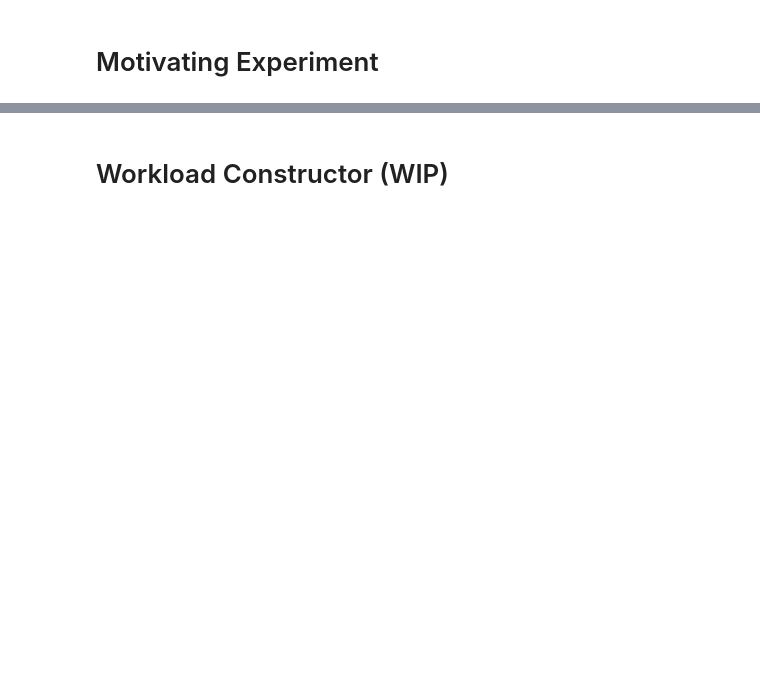
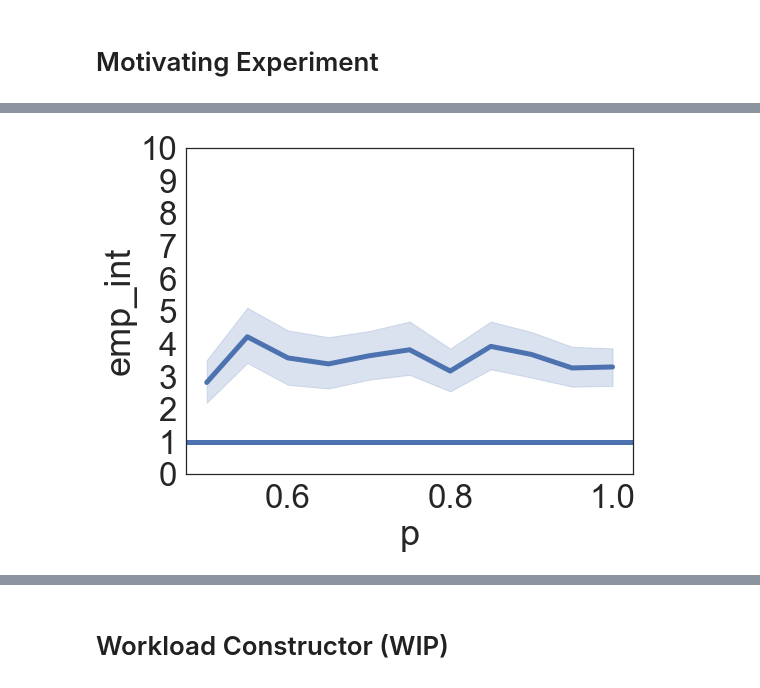
Before and after one commit to yikai-wu/Multi-Analyst-DP, a Jupyter notebook: src/online/SkewedScheduler.ipynb, the cells around one changed output, grey strips where cells are left out. Saved outputs shown, nothing was run; the diff lists cells and outputs as text; code cells hidden in the pictures; blank space fills up the shorter version.

```diff
--- a/src/online/SkewedScheduler.ipynb
+++ b/src/online/SkewedScheduler.ipynb
@@ -503,0 +783,6 @@ def motivating_exp(p, t):
+# %%
+database = x_race[:64]
+bob = W_lst[np.random.randint(len(W_lst))]
+BwoA = pmw_naive(bob, database, ['B'] * len(bob), eps=1, T=40, to_return='error',
+                          count_threshold=0.3)['B']
+BwoA
@@ -503,0 +831,10 @@ def motivating_exp(p, t):
+# %%
+df_emp_int = pd.DataFrame(columns = ['p', 'emp_int'])
+
+for i in range(200):
+    if i in list(range(0, 1001, 10)):
+        print(f'{i} iterations have passed')
+    for p in [i / 100 for i in range(50, 101, 5)]:
+        df_emp_int = motivating_exp_emp_int(df_emp_int, p)
+
+df_emp_int
@@ -503,0 +875,26 @@ def motivating_exp(p, t):
+# %%
+sns.set(font_scale=3)
+sns.set_style("white")
+
+ax = sns.lineplot(data=df_emp_int, x="p", y="emp_int", lw=5)
+ax.set_yticks(range(0, 11))
+#ax.set_xticks([0.5, 0.75, 1])
+ax.set_ylim([0, 10])
+#ax.set_xlim([.5, 1.1])
+
+plt.legend([],[], frameon=False)
+ax.axhline(1, lw = 5)
+
+#ax.set_title("Alice receives less error than Bob with higher p",
+#            pad=15)
+#ax.set_xlabel('p')
+#ax.set_ylabel('% Answered Accurately')
+
+artifacts_path = '/Users/albertsun/Projects/artifacts/'
+
+#txt="Run on practical workloads with t=500 trials each \nusing Private Multiplicative Weights (Hardt 2010)"
+#plt.figtext(0.53, -0.05, txt, wrap=True, horizontalalignment='left', fontsize=15)
+
+plt.savefig(artifacts_path + "MotivatingExpAccCount.png")
+# %% [output]
+[figure, added]
```
Also changed, not shown: parts of 48 cells of this notebook.
